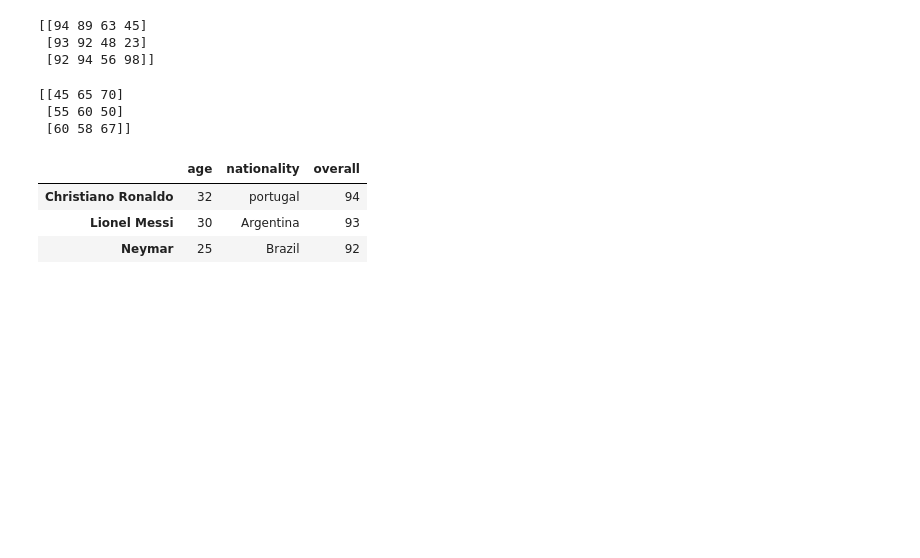
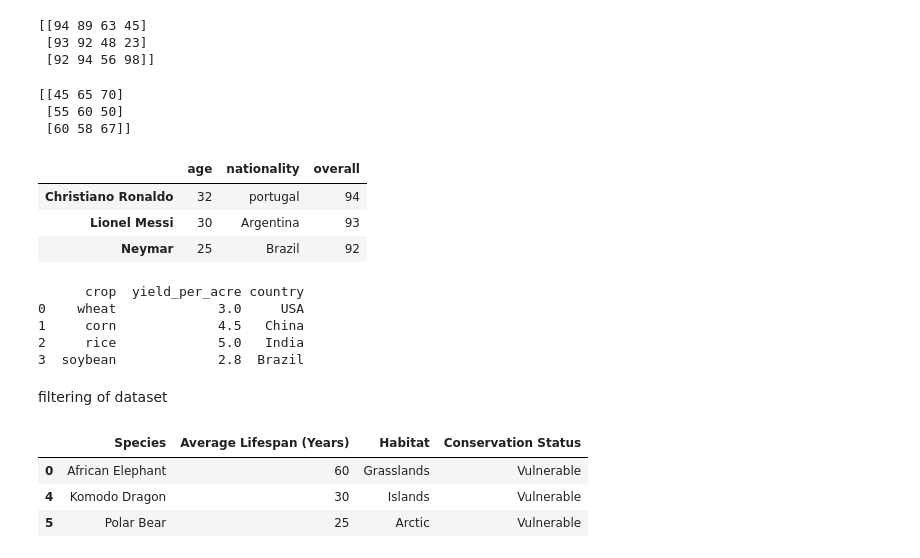
Before and after one commit to Trejooh/ALX, a Jupyter notebook: classes.ipynb, the cells around one changed output. Cells and saved outputs as stored; diff of their text form; code cells hidden in the pictures; blank space fills up the shorter version.

```diff
--- a/classes.ipynb
+++ b/classes.ipynb
@@ -85,3 +85,28 @@ pd.DataFrame(data=list_df, index=index, columns=columns)
 | Christiano Ronaldo | 32 | portugal | 94 |
 | Lionel Messi | 30 | Argentina | 93 |
 | Neymar | 25 | Brazil | 92 |
+# %%
+import pandas as pd
+import numpy as np
+agri_data = {'crop': ['wheat', 'corn', 'rice', 'soybean'], 'yield_per_acre': [3, 4.5, 5, 2.8], 'country': ['USA', 'China', 'India', 'Brazil']}
+agri_df = pd.DataFrame(agri_data)
+print(agri_df)
+# %% [output]
+      crop  yield_per_acre country
+0    wheat             3.0     USA
+1     corn             4.5   China
+2     rice             5.0   India
+3  soybean             2.8  Brazil
+# %% [markdown]
+filtering of dataset
+# %%
+import pandas as pd
+import numpy as np
+animal_df = pd.read_csv('https://raw.githubusercontent.com/Explore-AI/Public-Data/master/Data/Python/Animals.csv')
+filtered_df = animal_df[(animal_df['Average Lifespan (Years)'] > 20) & (animal_df['Conservation Status'] == 'Vulnerable')]
+filtered_df
+# %% [output]
+|  | Species | Average Lifespan (Years) | Habitat | Conservation Status |
+| 0 | African Elephant | 60 | Grasslands | Vulnerable |
+| 4 | Komodo Dragon | 30 | Islands | Vulnerable |
+| 5 | Polar Bear | 25 | Arctic | Vulnerable |
```
Also changed, not shown: parts of 2 cells of this notebook.
